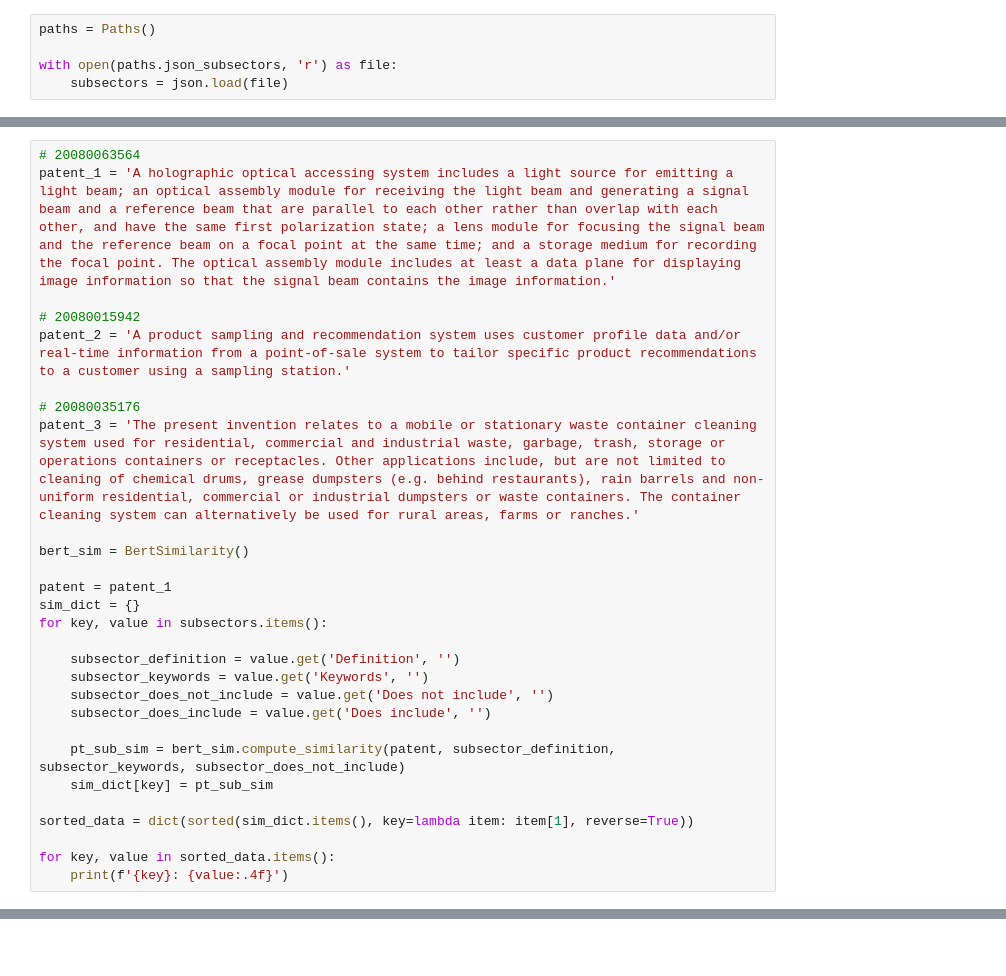
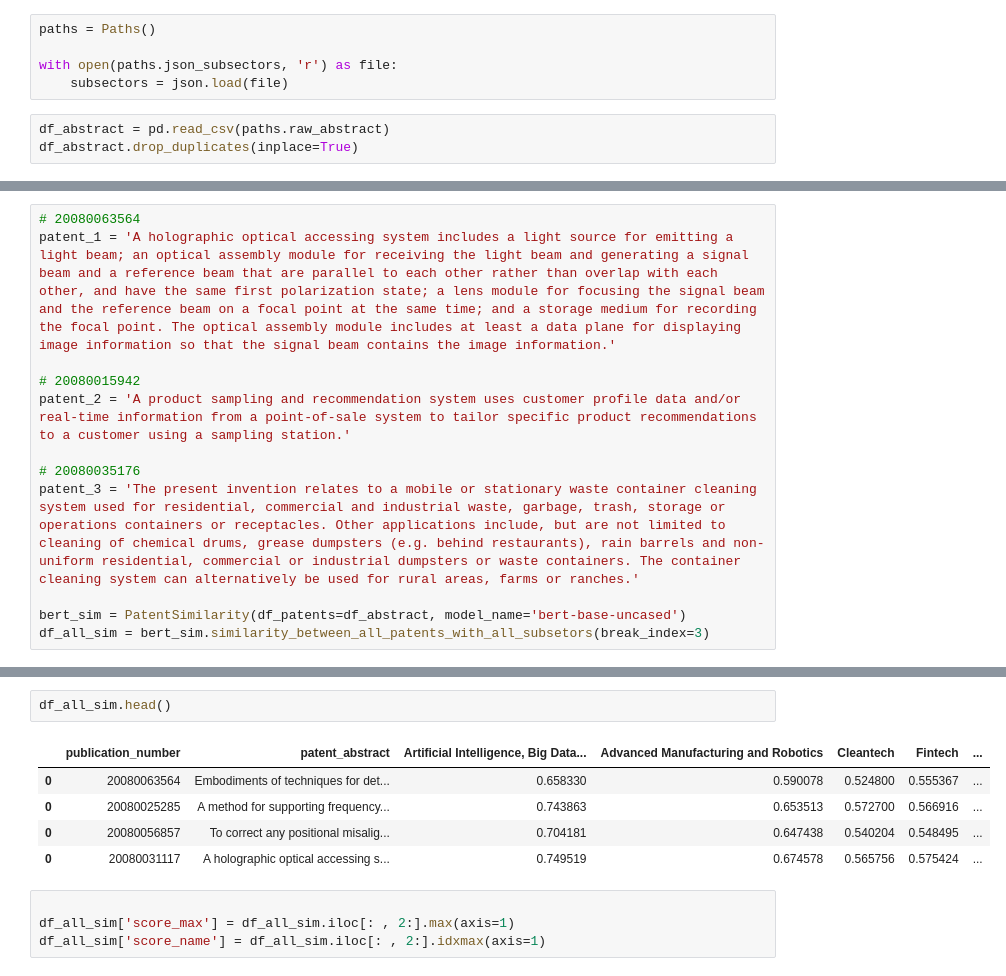
Before and after one commit to tseronni/genome, a Jupyter notebook: notebooks/bert.ipynb, the cells around one changed output, grey strips where cells are left out. Cells and saved outputs as stored; diff of their text form; blank space fills up the shorter version.

```diff
--- a/notebooks/bert.ipynb
+++ b/notebooks/bert.ipynb
@@ -46,3 +8,6 @@ paths = Paths()
 
 with open(paths.json_subsectors, 'r') as file:
     subsectors = json.load(file)
+# %%
+df_abstract = pd.read_csv(paths.raw_abstract)
+df_abstract.drop_duplicates(inplace=True)
@@ -56,22 +109,6 @@ patent_2 = 'A product sampling and recommendation system uses customer profile d
 # 20080035176
 patent_3 = 'The present invention relates to a mobile or stationary waste container cleaning system used for residential, commercial and industrial waste, garbage, trash, storage or operations containers or receptacles. Other applications include, but are not limited to cleaning of chemical drums, grease dumpsters (e.g. behind restaurants), rain barrels and non-uniform residential, commercial or industrial dumpsters or waste containers. The container cleaning system can alternatively be used for rural areas, farms or ranches.'
 
-bert_sim = BertSimilarity()
-
-patent = patent_1
-sim_dict = {}
-for key, value in subsectors.items():
-
-    subsector_definition = value.get('Definition', '')
-    subsector_keywords = value.get('Keywords', '')
-    subsector_does_not_include = value.get('Does not include', '')
-    subsector_does_include = value.get('Does include', '')
-
-    pt_sub_sim = bert_sim.compute_similarity(patent, subsector_definition, subsector_keywords, subsector_does_not_include)
-    sim_dict[key] = pt_sub_sim
-
-sorted_data = dict(sorted(sim_dict.items(), key=lambda item: item[1], reverse=True))
-
-for key, value in sorted_data.items():
-    print(f'{key}: {value:.4f}')
+bert_sim = PatentSimilarity(df_patents=df_abstract, model_name='bert-base-uncased')
+df_all_sim = bert_sim.similarity_between_all_patents_with_all_subsetors(break_index=3)
 # %% [output]
@@ -101,0 +133,12 @@ Edtech: -0.0940
+# %%
+df_all_sim.head()
+# %% [output]
+|  | publication_number | patent_abstract | Artificial Intelligence, Big Data... | Advanced Manufacturing and Robotics | Cleantech | Fintech | ... |
+| 0 | 20080063564 | Embodiments of techniques for det... | 0.658330 | 0.590078 | 0.524800 | 0.555367 | ... |
+| 0 | 20080025285 | A method for supporting frequency... | 0.743863 | 0.653513 | 0.572700 | 0.566916 | ... |
+| 0 | 20080056857 | To correct any positional misalig... | 0.704181 | 0.647438 | 0.540204 | 0.548495 | ... |
+| 0 | 20080031117 | A holographic optical accessing s... | 0.749519 | 0.674578 | 0.565756 | 0.575424 | ... |
+# %%
+
+df_all_sim['score_max'] = df_all_sim.iloc[: , 2:].max(axis=1)
+df_all_sim['score_name'] = df_all_sim.iloc[: , 2:].idxmax(axis=1)
```
Also changed, not shown: parts of 6 cells of this notebook, 1 other file.
